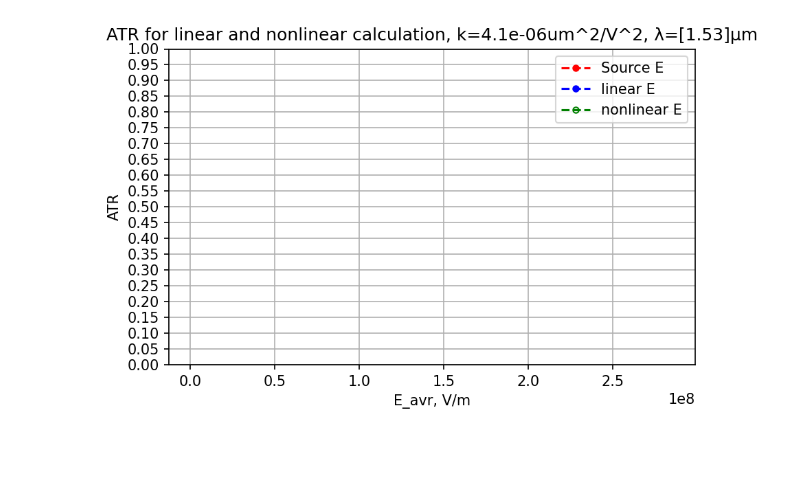
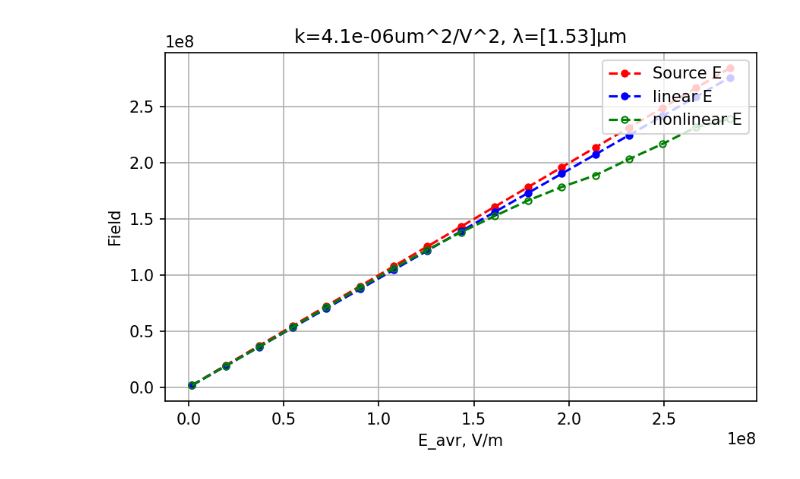
Before and after one commit to Nikolaos-MAtthaiakakis/share, a Jupyter notebook: ATR_nl_CW_par.ipynb, the cells around one changed output. Cells and saved outputs as stored; diff of their text form; code cells hidden in the pictures; blank space fills up the shorter version.

```diff
--- a/ATR_nl_CW_par.ipynb
+++ b/ATR_nl_CW_par.ipynb
@@ -260,16 +308,15 @@ np.savetxt('ATR_vs_Eav.txt', (E_out*np.sqrt(2),T_nl,R_nl,A_nl), delimiter=',')
 # %%
 plt.figure(dpi=150)
 plt.plot(E_out,E_out,'ro--',label='Source E',markersize=4)
 plt.plot(E_out,E_out2,'bo--',label='linear E',markersize=4)
 plt.plot(E_out,E_out3,'go--',label='nonlinear E',markersize=4, markerfacecolor='none')
 plt.grid(True,which="both",ls="-")
-plt.yticks([-0.05,0,0.05,0.1,0.15,0.2,0.25,0.3,0.35,0.4,0.45,0.5,0.55,0.6,0.65,0.7,0.75,0.8,0.85,0.9,0.95, 1])
 plt.xlabel('E_avr, V/m')
-plt.ylabel('ATR')
+plt.ylabel('Field')
 plt.legend(loc='upper right')
 #plt.xlim([0.85, 5])
-plt.ylim([-0, 1])
-plt.title('ATR for linear and nonlinear calculation, k='+str(f"{k:03}")+'um^2/V^2, λ='+str(f"{plt_range}")+'μm')
+#plt.ylim([-0, 1])
+plt.title('k='+str(f"{k:03}")+'um^2/V^2, λ='+str(f"{plt_range}")+'μm')
 plt.tight_layout()
 # %% [output]
-[figure, old version]
+[figure, new version]
```
Also changed, not shown: parts of 4 cells of this notebook.
